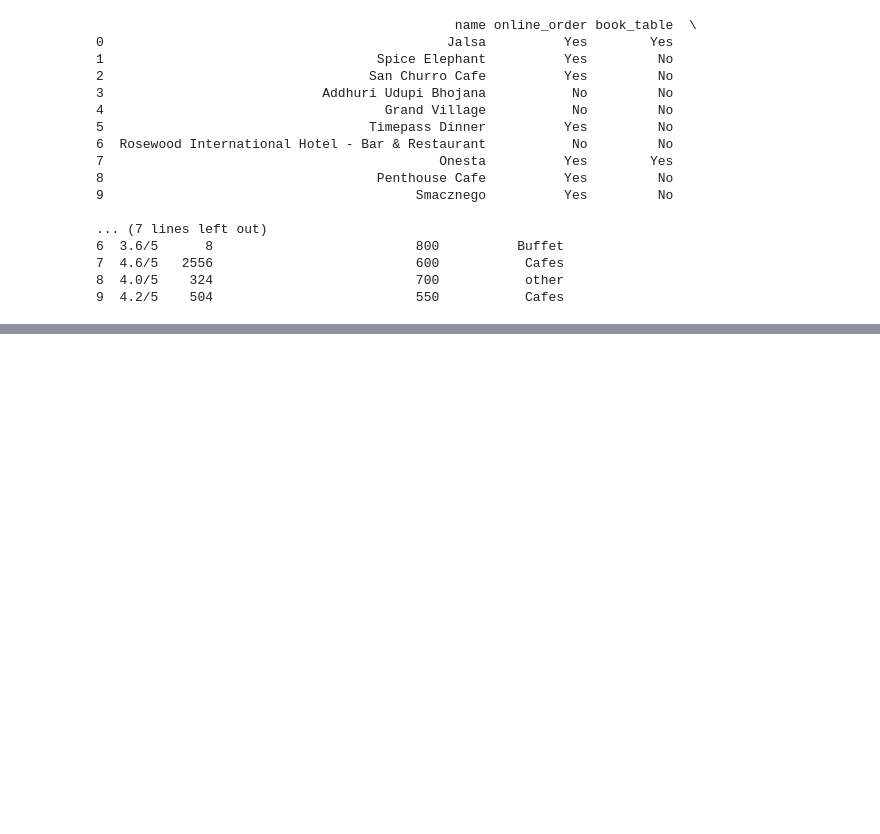
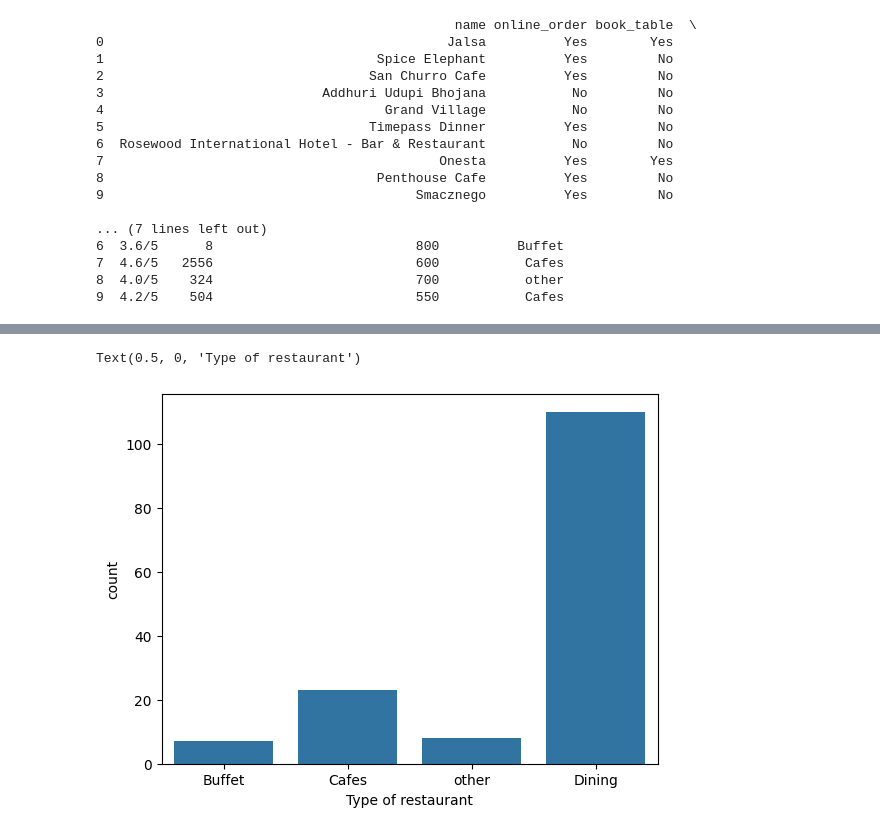
Before and after one commit to ashrafkvt/CameraApp, a Jupyter notebook: analyse_zomato_data.ipynb, the cells around one changed output, grey strips where cells are left out. Saved outputs shown, nothing was run; the diff lists cells and outputs as text; code cells hidden in the pictures; blank space fills up the shorter version.

```diff
--- a/analyse_zomato_data.ipynb
+++ b/analyse_zomato_data.ipynb
@@ -60,0 +66,6 @@ df
+# %%
+sns.countplot(x=df['listed_in(type)'])
+plt.xlabel("Type of restaurant")
+# %% [output]
+Text(0.5, 0, 'Type of restaurant')
+[figure, added]
```
Also changed, not shown: parts of 3 cells of this notebook.
